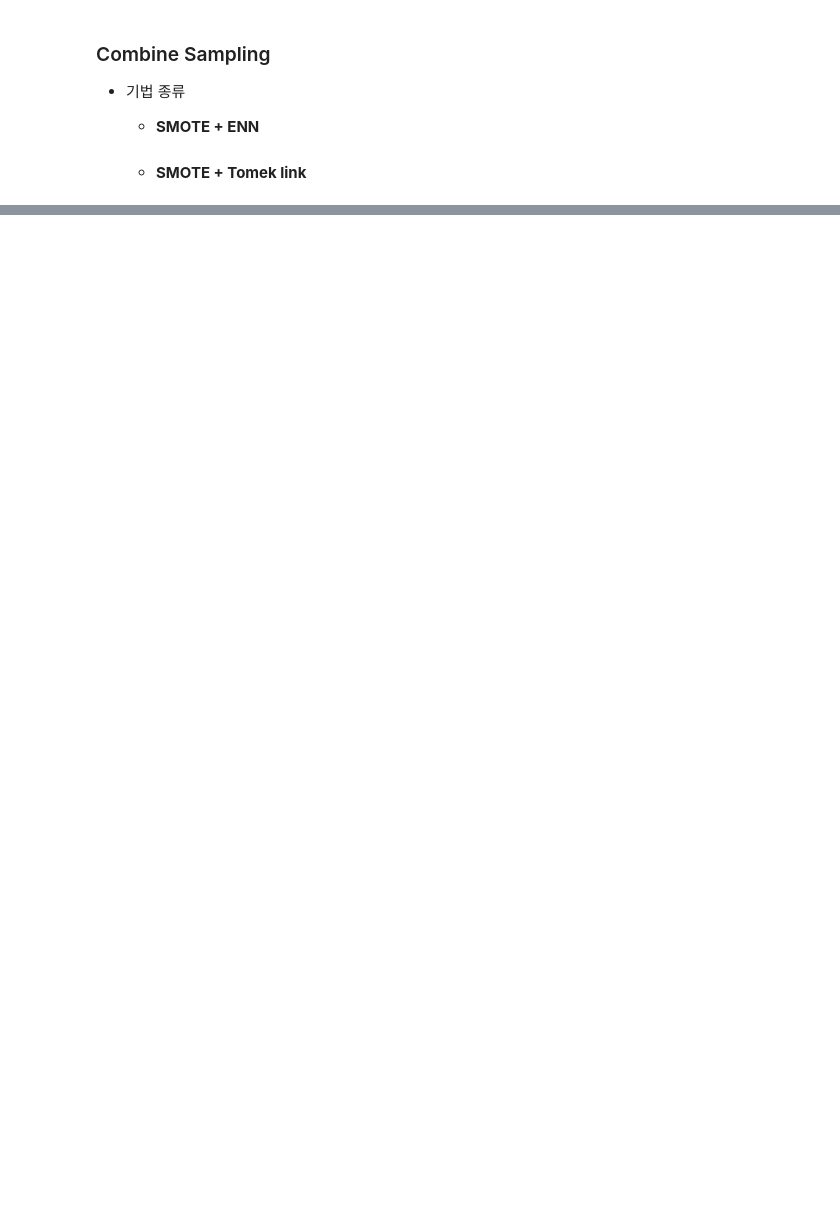
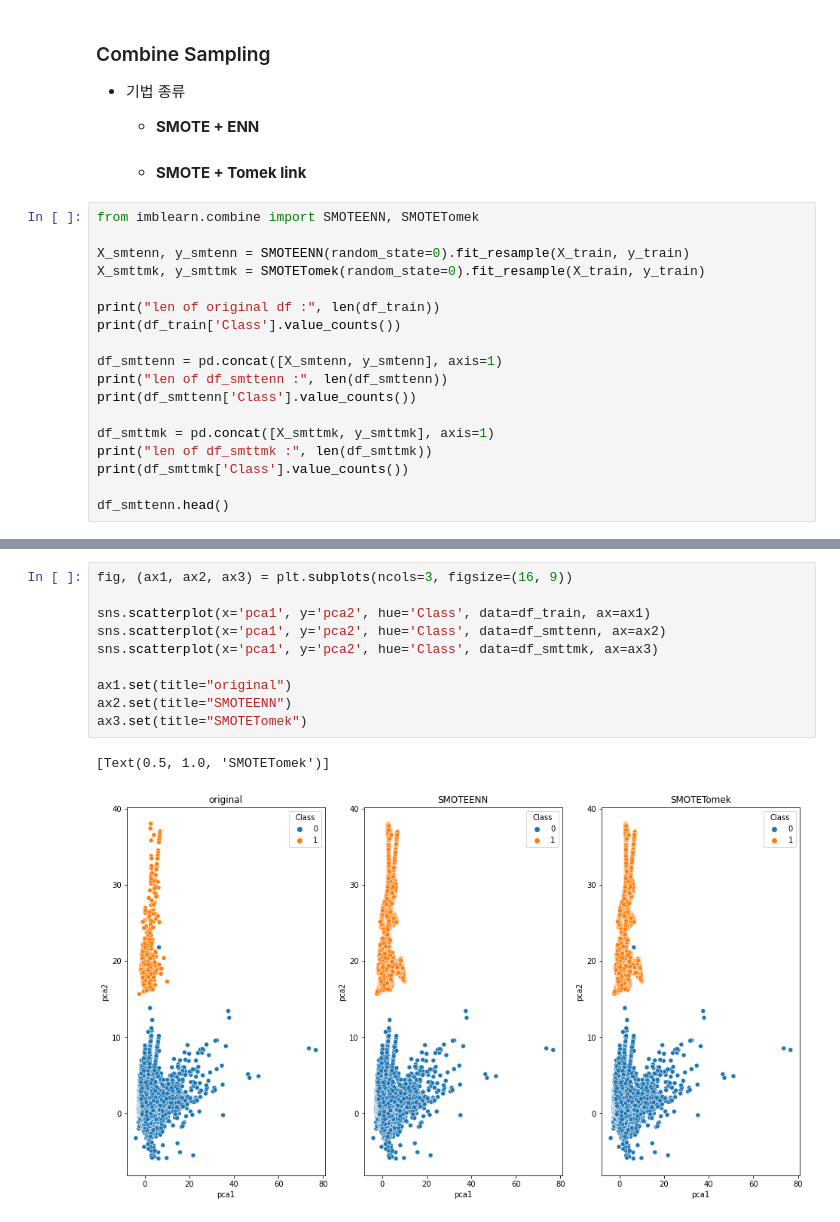
Before and after one commit to YouranWoo/ADP_study, a Jupyter notebook: classification_imbalanced_0530.ipynb, the cells around one changed output, grey strips where cells are left out. Cells and saved outputs as stored; diff of their text form; blank space fills up the shorter version.

```diff
--- a/classification_imbalanced_0530.ipynb
+++ b/classification_imbalanced_0530.ipynb
@@ -309,3 +394,21 @@ ax4.set(title="SMOTE")
     * **SMOTE + ENN**
     #
     * **SMOTE + Tomek link**
+# %%
+from imblearn.combine import SMOTEENN, SMOTETomek
+
+X_smtenn, y_smtenn = SMOTEENN(random_state=0).fit_resample(X_train, y_train)
+X_smttmk, y_smttmk = SMOTETomek(random_state=0).fit_resample(X_train, y_train)
+
+print("len of original df :", len(df_train))
+print(df_train['Class'].value_counts())
+
+df_smttenn = pd.concat([X_smtenn, y_smtenn], axis=1)
+print("len of df_smttenn :", len(df_smttenn))
+print(df_smttenn['Class'].value_counts())
+
+df_smttmk = pd.concat([X_smttmk, y_smttmk], axis=1)
+print("len of df_smttmk :", len(df_smttmk))
+print(df_smttmk['Class'].value_counts())
+
+df_smttenn.head()
@@ -311,0 +434,13 @@ ax4.set(title="SMOTE")
+# %%
+fig, (ax1, ax2, ax3) = plt.subplots(ncols=3, figsize=(16, 9))
+
+sns.scatterplot(x='pca1', y='pca2', hue='Class', data=df_train, ax=ax1)
+sns.scatterplot(x='pca1', y='pca2', hue='Class', data=df_smttenn, ax=ax2)
+sns.scatterplot(x='pca1', y='pca2', hue='Class', data=df_smttmk, ax=ax3)
+
+ax1.set(title="original")
+ax2.set(title="SMOTEENN")
+ax3.set(title="SMOTETomek")
+# %% [output]
+[Text(0.5, 1.0, 'SMOTETomek')]
+[figure, added]
```
Also changed, not shown: parts of 4 cells of this notebook.
